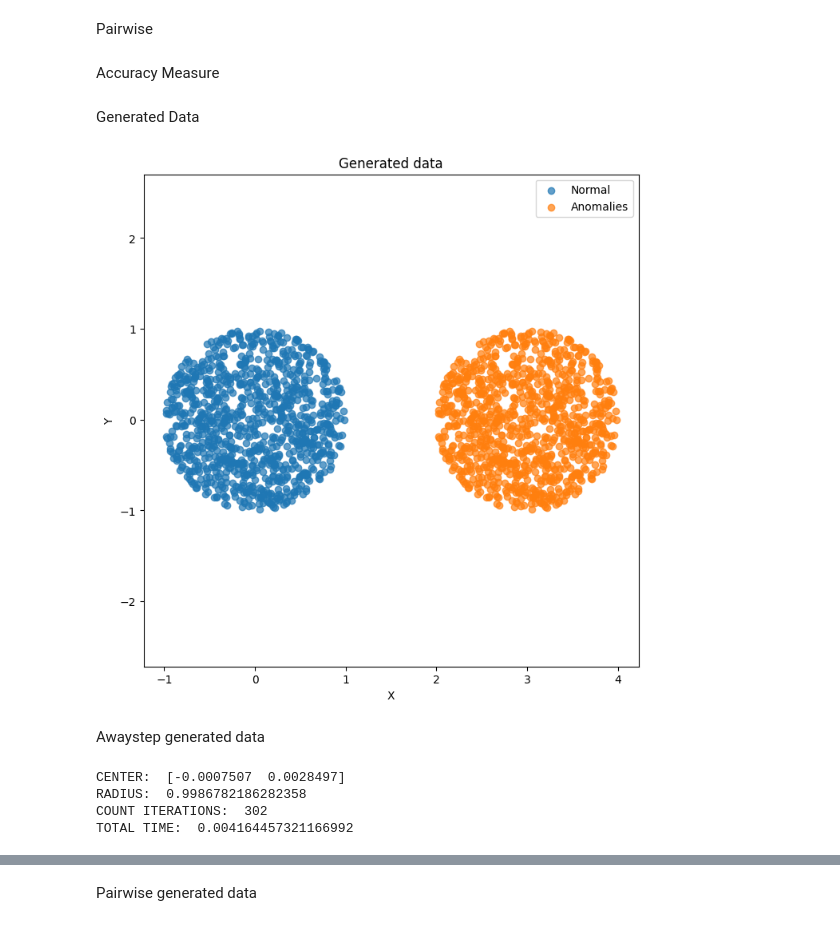
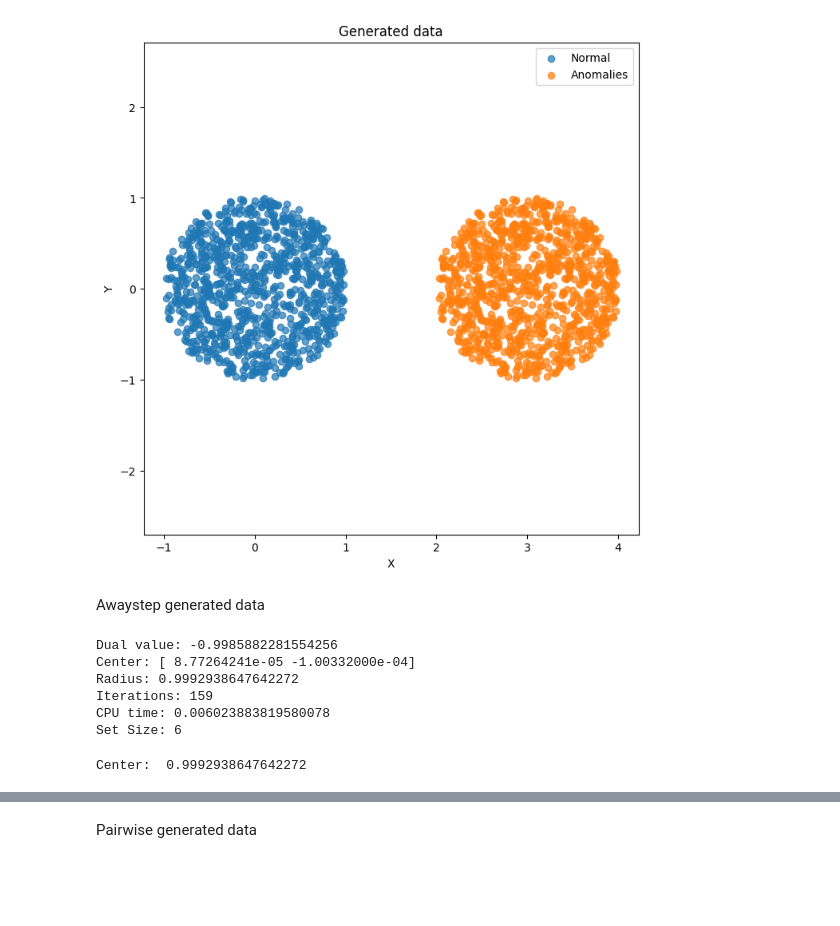
Before and after one commit to joanorePD/Astronomical_Anomaly_Detection_with_MEB, a Jupyter notebook: Away_step_and_Pairwise.ipynb, the cells around one changed output, grey strips where cells are left out. Drawn from its saved outputs; the diff is of its cells as text; code cells hidden in the pictures; blank space fills up the shorter version.

```diff
--- a/Away_step_and_Pairwise.ipynb
+++ b/Away_step_and_Pairwise.ipynb
@@ -202,2 +7,0 @@ def frankWolfe_AwayStep(A, epsilon, max_iterations=10000, step_size = "Exact"):
-# %% [markdown]
-Pairwise
@@ -272,2 +7,0 @@ def frankWolfe_Pairwise(A, epsilon, max_iterations=10000, step_size = "Exact"):
-# %% [markdown]
-Accuracy Measure
@@ -306,55 +8,39 @@ def measure_accuracy(negative_class, positive_class, df):
-# %% [markdown]
-Generated Data
 # %%
-def generate_non_overlapping_circular_data(n_points, radius, center1, center2):
-
-    angles = np.random.uniform(0, 2 * np.pi, n_points)
-    radii = np.sqrt(np.random.uniform(0, 1, n_points)) * radius
-
-    x1 = radii * np.cos(angles) + center1[0]
-    y1 = radii * np.sin(angles) + center1[1]
-    set1 = np.column_stack((x1, y1))
-
-    x2 = radii * np.cos(angles) + center2[0]
-    y2 = radii * np.sin(angles) + center2[1]
-    set2 = np.column_stack((x2, y2))
-
-    return set1, set2
-
 n_points = 1000
 radius = 1
 center1 = (0, 0)  # Center of the first circle
 center2 = (3, 0)  # Center of the second circle
 normal, anomalies = generate_non_overlapping_circular_data(n_points, radius, center1, center2)
 
 # Plotting
 plt.figure(figsize=(8, 8))
 plt.scatter(normal[:, 0], normal[:, 1], alpha=0.7, label='Normal')
 plt.scatter(anomalies[:, 0], anomalies[:, 1], alpha=0.7, label='Anomalies')
 plt.title('Generated data')
 plt.xlabel('X')
 plt.ylabel('Y')
 plt.legend()
 plt.axis('equal')
 plt.show()
 # %% [output]
-[figure, old version]
+[figure, new version]
 # %% [markdown]
 Awaystep generated data
 # %%
 epsilon = 0.001
 
 center_AS_gd, radius_AS_gd, count_iterations_AS_gd, CPU_time_AS_gd, dual_val_list_AS_gd, dual_gap_list_AS_gd = frankWolfe_AwayStep(normal, epsilon, max_iterations=10000, step_size= "Exact")
-
-print("CENTER: ", center_AS_gd)
-print("RADIUS: ", radius_AS_gd)
-print("COUNT ITERATIONS: ", count_iterations_AS_gd)
-print("TOTAL TIME: ", CPU_time_AS_gd)
 # %% [output]
-CENTER:  [-0.0007507  0.0028497]
-RADIUS:  0.9986782186282358
-COUNT ITERATIONS:  302
-TOTAL TIME:  0.004164457321166992
+Dual value: -0.9985882281554256
+Center: [ 8.77264241e-05 -1.00332000e-04]
+Radius: 0.9992938647642272
+Iterations: 159
+CPU time: 0.006023883819580078
+Set Size: 6
+# %%
+print("Center: ", radius_AS_gd)
+# %% [output]
+Center:  0.9992938647642272
 # %%
 fig, ax = plt.subplots()
 
```
Also changed, not shown: parts of 44 cells of this notebook, 3 other files.
